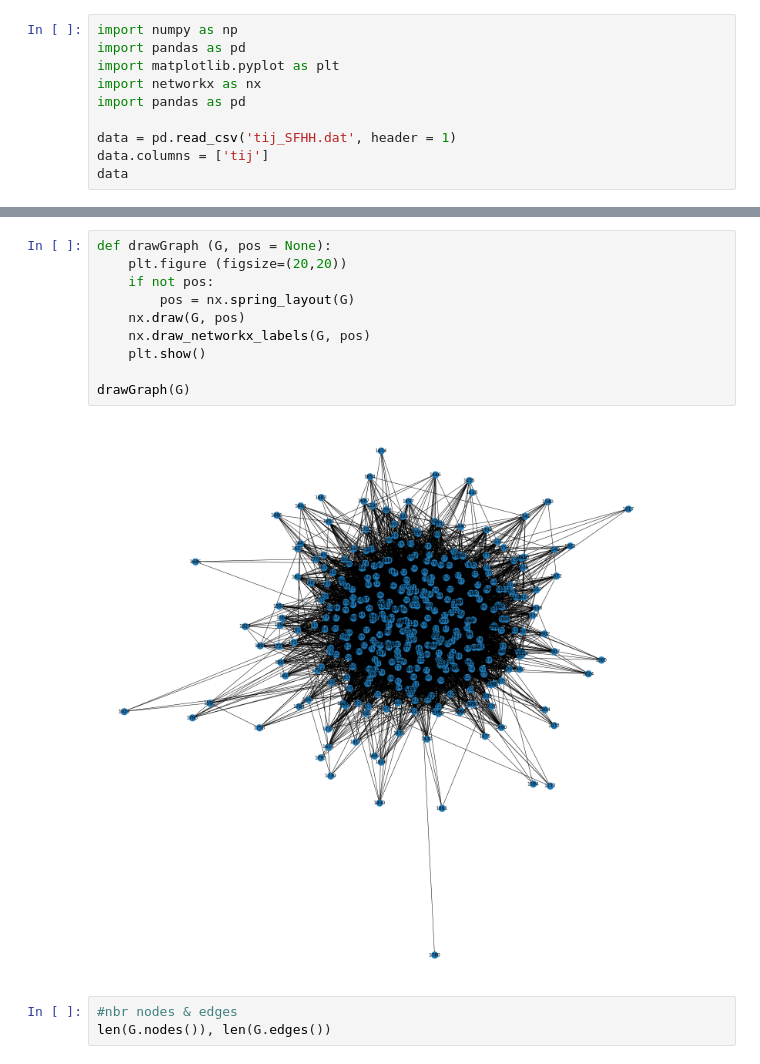
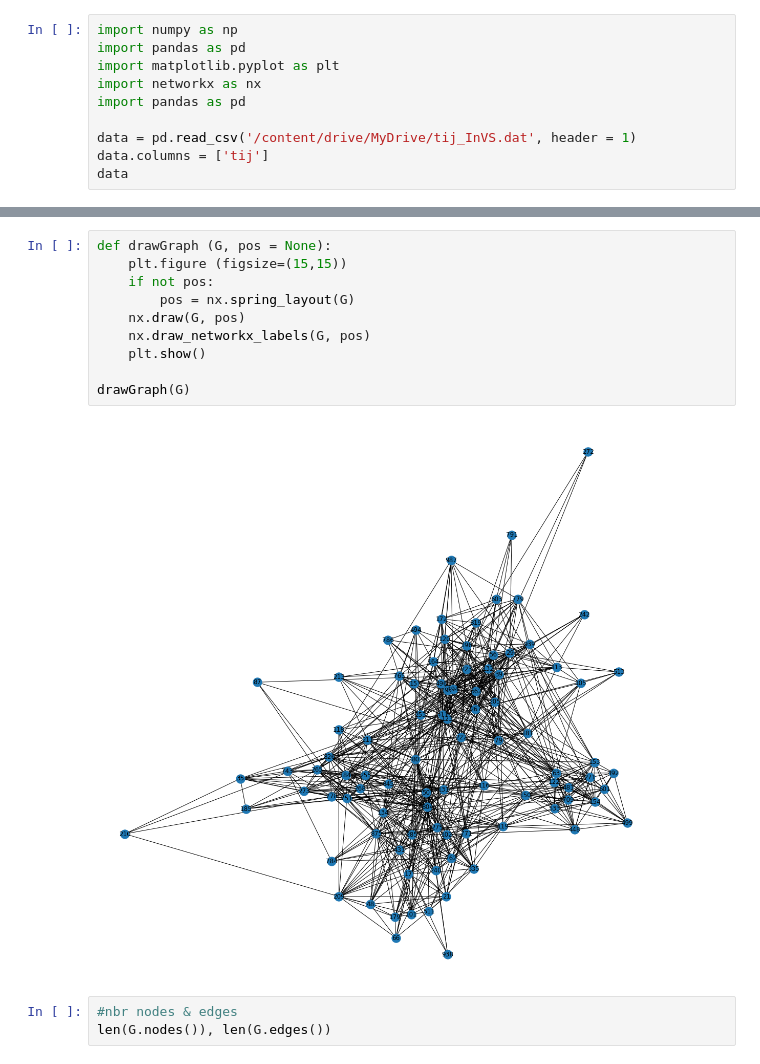
Before and after one commit to Sigma-/graph-mining-grX, a Jupyter notebook: TIJ - SFHH - Graph Mining .ipynb, the cells around one changed output, grey strips where cells are left out. Saved outputs shown, nothing was run; the diff lists cells and outputs as text.

```diff
--- a/TIJ - SFHH - Graph Mining .ipynb
+++ b/TIJ - SFHH - Graph Mining .ipynb
@@ -5,7 +12,7 @@ import matplotlib.pyplot as plt
 import networkx as nx
 import pandas as pd
 
-data = pd.read_csv('tij_SFHH.dat', header = 1)
+data = pd.read_csv('/content/drive/MyDrive/tij_InVS.dat', header = 1)
 data.columns = ['tij']
 data
 # %% [output]
@@ -47,15 +54,15 @@ nx.draw(G)
 # %%
 def drawGraph (G, pos = None):
-    plt.figure (figsize=(20,20))
+    plt.figure (figsize=(15,15))
     if not pos:
         pos = nx.spring_layout(G)
     nx.draw(G, pos)
     nx.draw_networkx_labels(G, pos)
     plt.show()
 
 drawGraph(G)
 # %% [output]
-[figure, old version]
+[figure, new version]
 # %%
 #nbr nodes & edges
 len(G.nodes()), len(G.edges())
```
Also changed, not shown: parts of 4 cells of this notebook.
